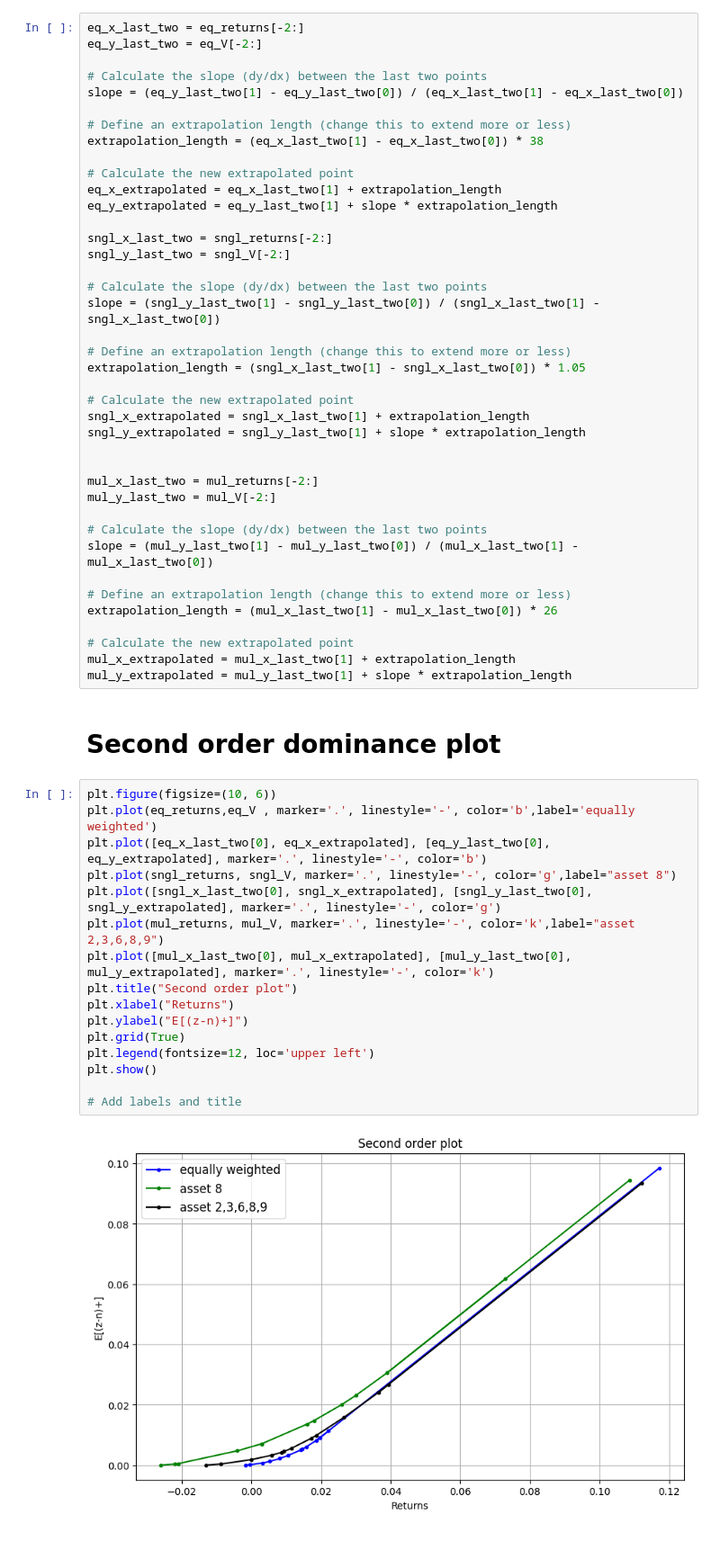
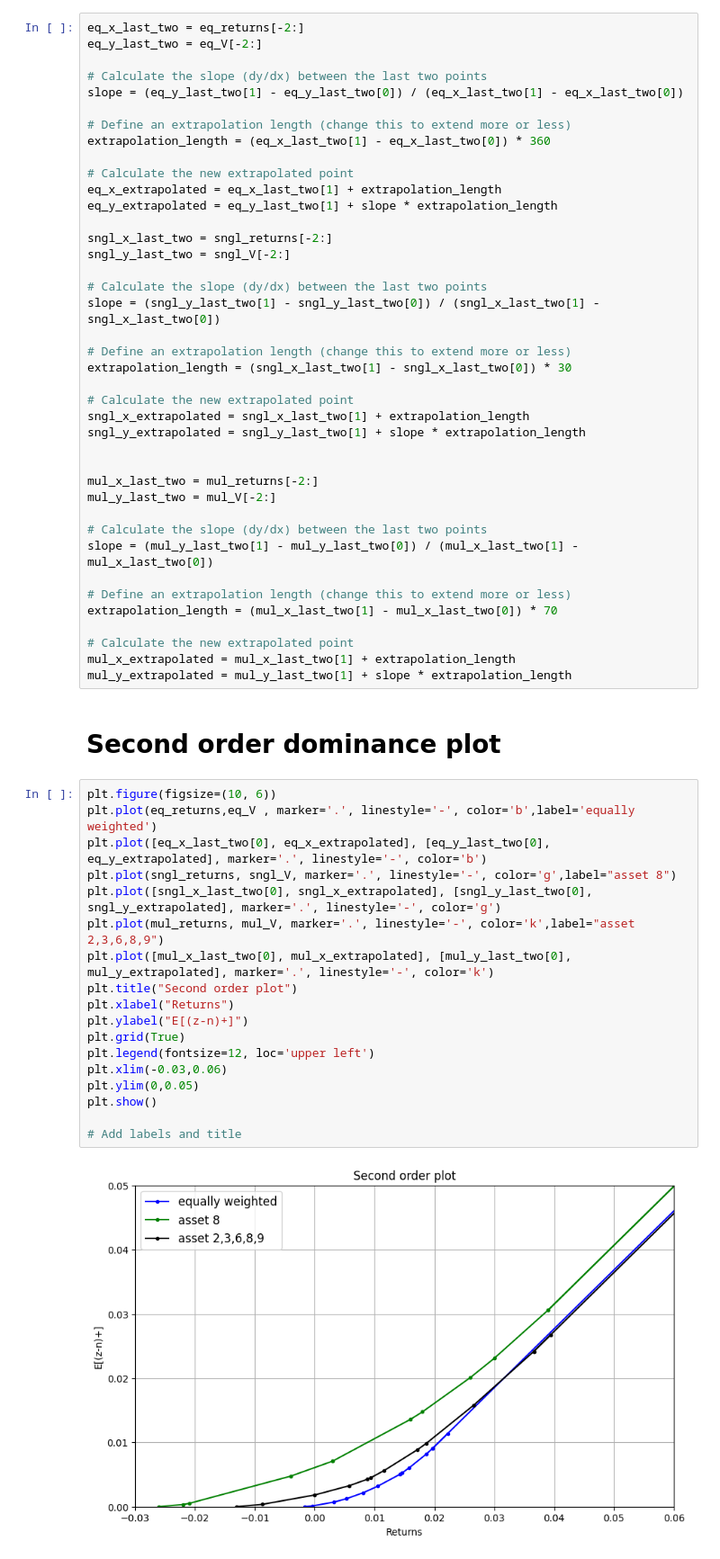
Before and after one commit to Aayush-patel-1696/StochOpt, a Jupyter notebook: stochastic-dominance/sd_comparision.ipynb, the cells around one changed output. Shown: that part at 90% size. Saved outputs shown, nothing was run; the diff lists cells and outputs as text.

```diff
--- a/stochastic-dominance/sd_comparision.ipynb
+++ b/stochastic-dominance/sd_comparision.ipynb
@@ -86,7 +147,7 @@ eq_y_last_two = eq_V[-2:]
 slope = (eq_y_last_two[1] - eq_y_last_two[0]) / (eq_x_last_two[1] - eq_x_last_two[0])
 
 # Define an extrapolation length (change this to extend more or less)
-extrapolation_length = (eq_x_last_two[1] - eq_x_last_two[0]) * 38
+extrapolation_length = (eq_x_last_two[1] - eq_x_last_two[0]) * 360
 
 # Calculate the new extrapolated point
 eq_x_extrapolated = eq_x_last_two[1] + extrapolation_length
@@ -99,7 +160,7 @@ sngl_y_last_two = sngl_V[-2:]
 slope = (sngl_y_last_two[1] - sngl_y_last_two[0]) / (sngl_x_last_two[1] - sngl_x_last_two[0])
 
 # Define an extrapolation length (change this to extend more or less)
-extrapolation_length = (sngl_x_last_two[1] - sngl_x_last_two[0]) * 1.05
+extrapolation_length = (sngl_x_last_two[1] - sngl_x_last_two[0]) * 30
 
 # Calculate the new extrapolated point
 sngl_x_extrapolated = sngl_x_last_two[1] + extrapolation_length
@@ -113,7 +174,7 @@ mul_y_last_two = mul_V[-2:]
 slope = (mul_y_last_two[1] - mul_y_last_two[0]) / (mul_x_last_two[1] - mul_x_last_two[0])
 
 # Define an extrapolation length (change this to extend more or less)
-extrapolation_length = (mul_x_last_two[1] - mul_x_last_two[0]) * 26
+extrapolation_length = (mul_x_last_two[1] - mul_x_last_two[0]) * 70
 
 # Calculate the new extrapolated point
 mul_x_extrapolated = mul_x_last_two[1] + extrapolation_length
@@ -123,18 +184,20 @@ mul_y_extrapolated = mul_y_last_two[1] + slope * extrapolation_length
 # %%
 plt.figure(figsize=(10, 6))
 plt.plot(eq_returns,eq_V , marker='.', linestyle='-', color='b',label='equally weighted')
 plt.plot([eq_x_last_two[0], eq_x_extrapolated], [eq_y_last_two[0], eq_y_extrapolated], marker='.', linestyle='-', color='b')
 plt.plot(sngl_returns, sngl_V, marker='.', linestyle='-', color='g',label="asset 8")
 plt.plot([sngl_x_last_two[0], sngl_x_extrapolated], [sngl_y_last_two[0], sngl_y_extrapolated], marker='.', linestyle='-', color='g')
 plt.plot(mul_returns, mul_V, marker='.', linestyle='-', color='k',label="asset 2,3,6,8,9")
 plt.plot([mul_x_last_two[0], mul_x_extrapolated], [mul_y_last_two[0], mul_y_extrapolated], marker='.', linestyle='-', color='k')
 plt.title("Second order plot")
 plt.xlabel("Returns")
 plt.ylabel("E[(z-n)+]")
 plt.grid(True)
 plt.legend(fontsize=12, loc='upper left')
+plt.xlim(-0.03,0.06)
+plt.ylim(0,0.05)
 plt.show()
 
 # Add labels and title
 # %% [output]
-[figure, old version]
+[figure, new version]
```
Also changed, not shown: parts of 5 cells of this notebook, 44 other files.
